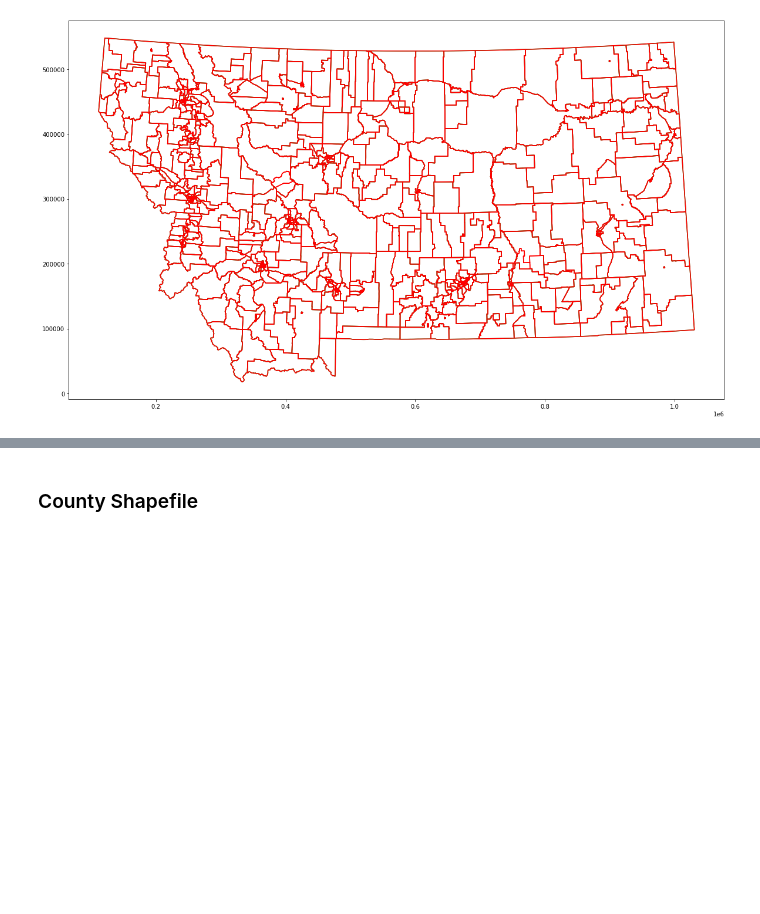
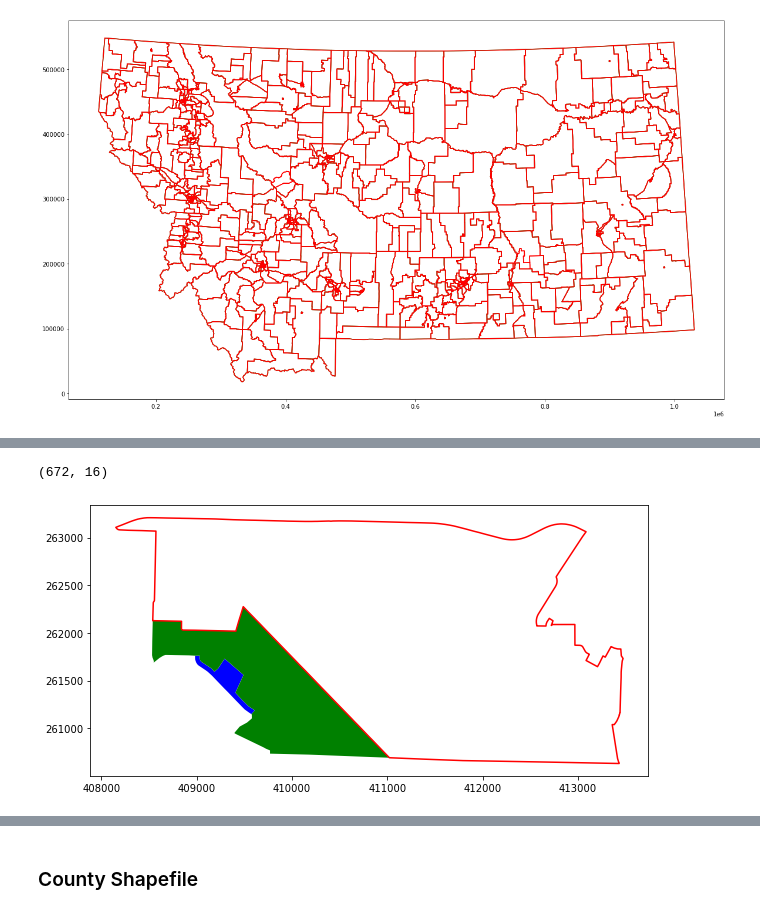
Before and after one commit to nonpartisan-redistricting-datahub/pdv-mt, a Jupyter notebook: vest-mt-2018/vest-mt-2018-validation.ipynb, the cells around one changed output, grey strips where cells are left out. Saved outputs shown, nothing was run; the diff lists cells and outputs as text; code cells hidden in the pictures; blank space fills up the shorter version.

```diff
--- a/vest-mt-2018/vest-mt-2018-validation.ipynb
+++ b/vest-mt-2018/vest-mt-2018-validation.ipynb
@@ -480,0 +588,8 @@ Leaving it to the person assigned to this state to determine which file to use,
+# %%
+ax = vest_mt_18[vest_mt_18['join_col'] == '049PCT 16'].boundary.plot(color='red',figsize=(10,10))
+vest_mt_18[vest_mt_18['join_col'] == '049PCT 16A'].plot(ax=ax, color='blue')
+vest_mt_18[vest_mt_18['join_col'] == '049PCT 16B'].plot(ax=ax, color='green')
+vest_mt_18.shape
+# %% [output]
+(672, 16)
+[figure, added]
```
Also changed, not shown: parts of 50 cells of this notebook.
